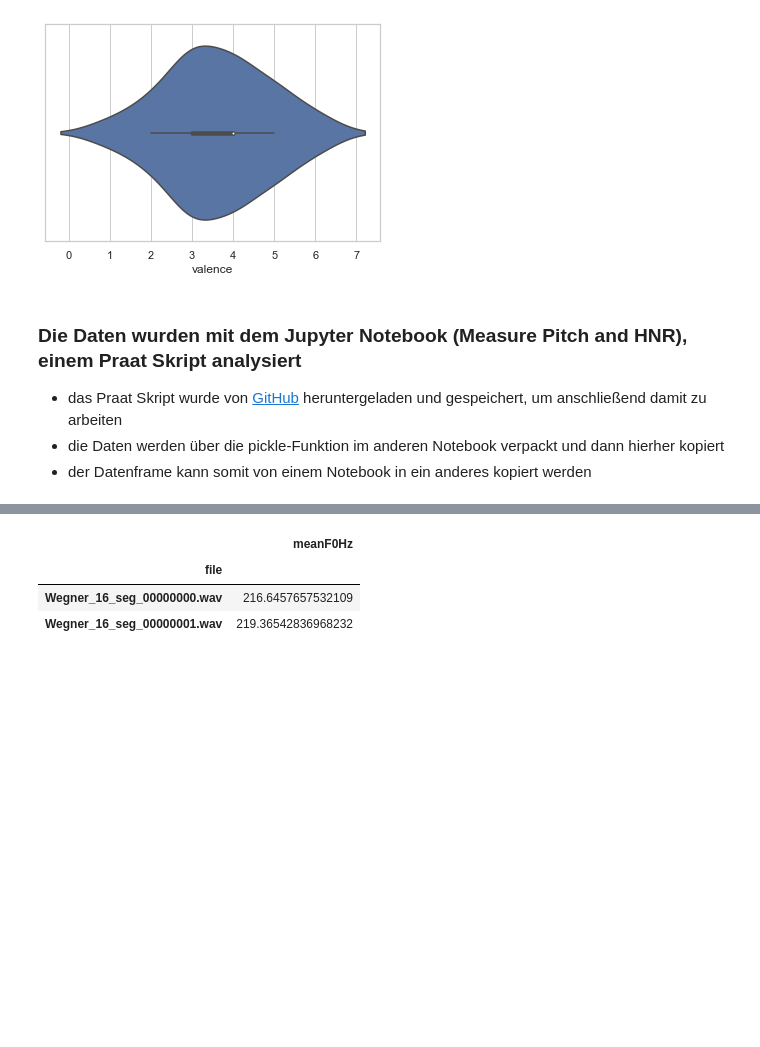
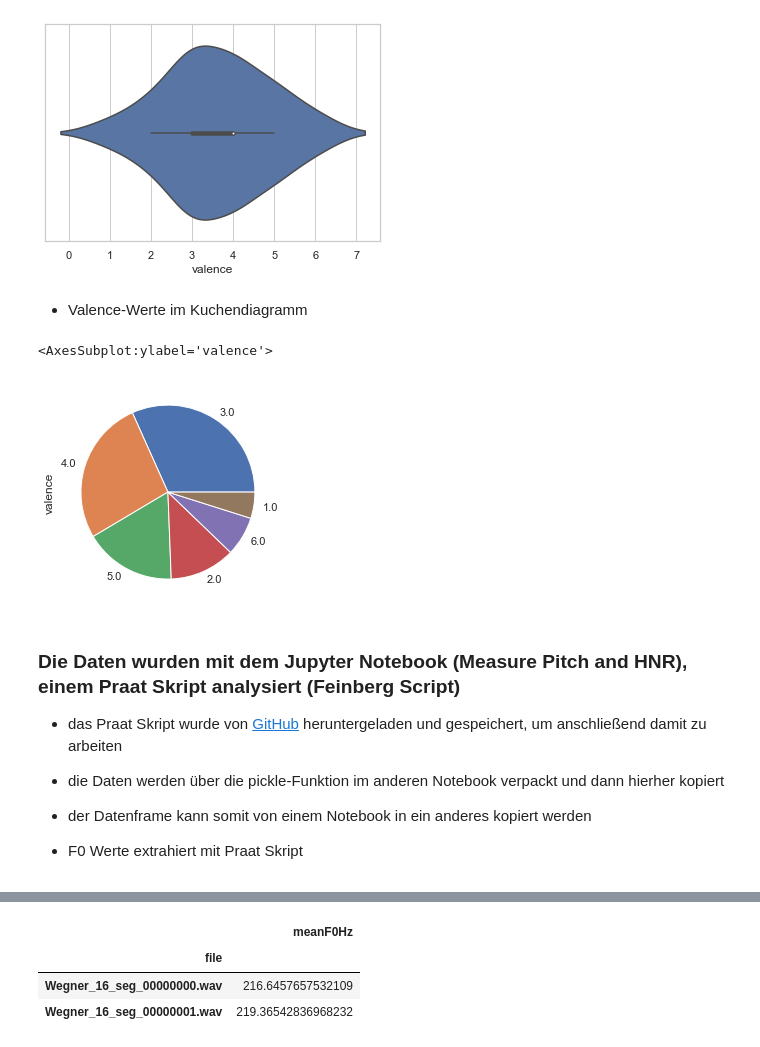
Before and after one commit to Lisa-Wegner/S_sprechstile_eigene, a Jupyter notebook: Sprechstile_eigene_Abgabe-checkpoint.ipynb, the cells around one changed output, grey strips where cells are left out. Cells and saved outputs as stored; diff of their text form; code cells hidden in the pictures; blank space fills up the shorter version.

```diff
--- a/Sprechstile_eigene_Abgabe-checkpoint.ipynb
+++ b/Sprechstile_eigene_Abgabe-checkpoint.ipynb
@@ -179,11 +214,20 @@ sns.set_theme(style="whitegrid")
 ax=sns.violinplot(x=df.valence)
 # %% [output]
 [figure]
+# %% [markdown]
+* Valence-Werte im Kuchendiagramm
+# %%
+df.valence.value_counts().plot(kind='pie')
+# %% [output]
+<AxesSubplot:ylabel='valence'>
+[figure, added]
 # %% [markdown]
-### Die Daten wurden mit dem Jupyter Notebook (Measure Pitch and HNR), einem Praat Skript analysiert
+### Die Daten wurden mit dem Jupyter Notebook (Measure Pitch and HNR), einem Praat Skript analysiert (Feinberg Script)
 * das Praat Skript wurde von [GitHub](https://github.com/drfeinberg/PraatScripts) heruntergeladen und gespeichert, um anschließend damit zu arbeiten
 * die Daten werden über die pickle-Funktion im anderen Notebook verpackt und dann hierher kopiert
 * der Datenframe kann somit von einem Notebook in ein anderes kopiert werden
+
+* F0 Werte extrahiert mit Praat Skript
 # %%
 df_f0 = pd.read_pickle('f0df.pkl')
 # %%
```
Also changed, not shown: parts of 45 cells of this notebook.
